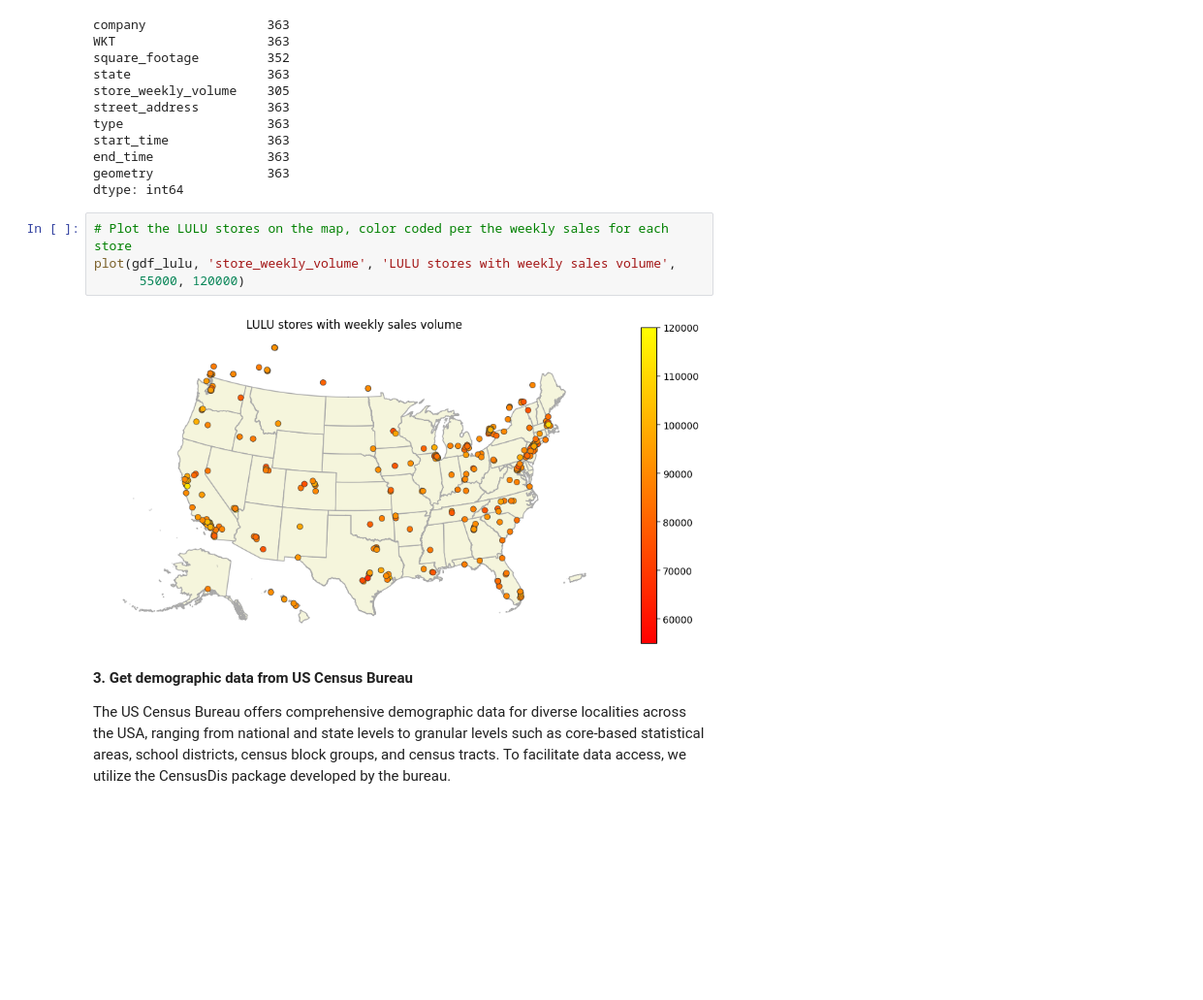
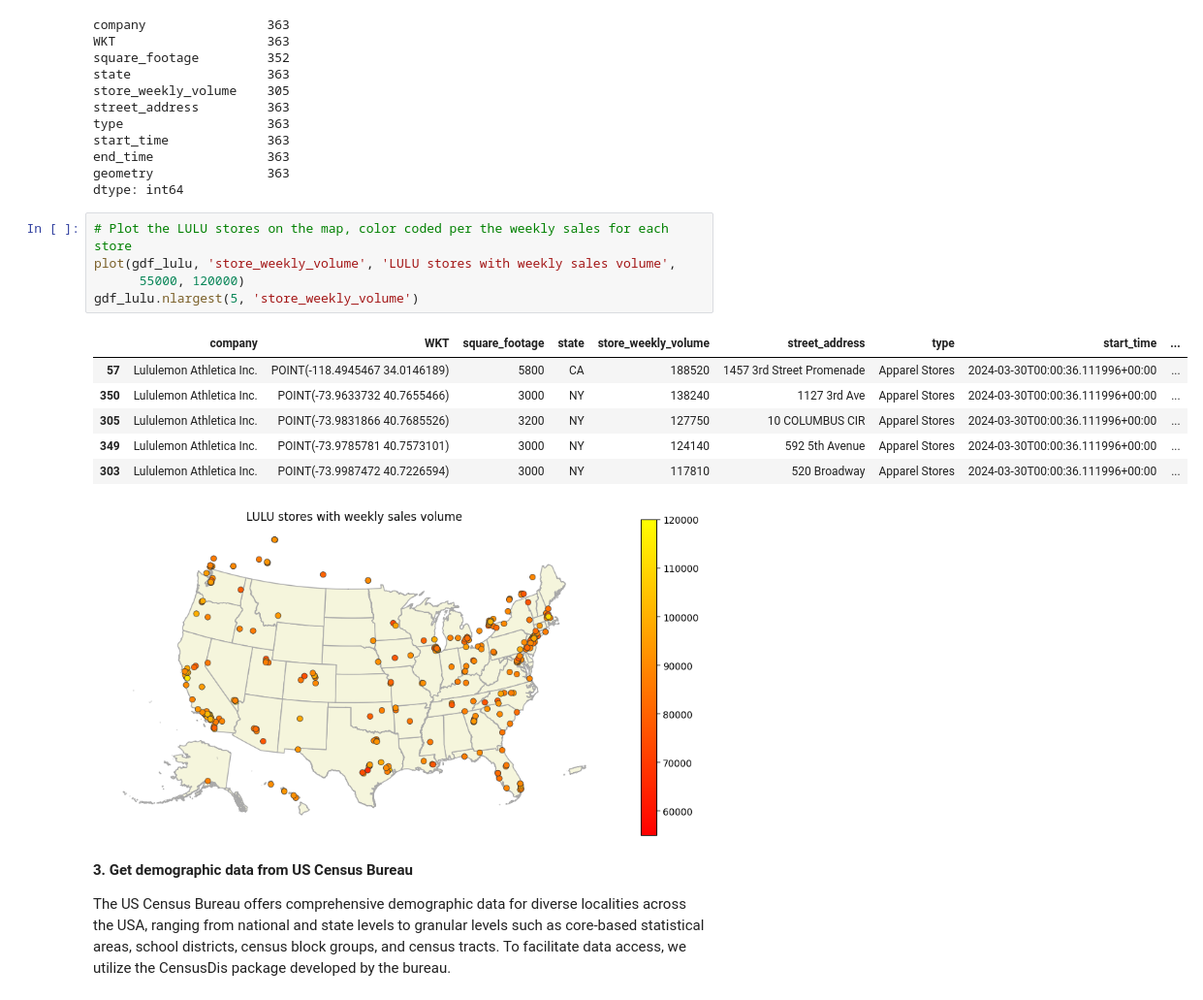
Before and after one commit to pankajdpatil/public_projects, a Jupyter notebook: census_lululemon_exploration.ipynb, the cells around one changed output. Shown at 97% size. Drawn from its saved outputs; the diff is of its cells as text; blank space fills up the shorter version.

```diff
--- a/census_lululemon_exploration.ipynb
+++ b/census_lululemon_exploration.ipynb
@@ -87,8 +87,15 @@ dtype: int64
 # %%
 # Plot the LULU stores on the map, color coded per the weekly sales for each store
 plot(gdf_lulu, 'store_weekly_volume', 'LULU stores with weekly sales volume',
       55000, 120000)
+gdf_lulu.nlargest(5, 'store_weekly_volume')
 # %% [output]
+|  | company | WKT | square_footage | state | store_weekly_volume | street_address | type | start_time | ... |
+| 57 | Lululemon Athletica Inc. | POINT(-118.4945467 34.0146189) | 5800 | CA | 188520 | 1457 3rd Street Promenade | Apparel Stores | 2024-03-30T00:00:36.111996+00:00 | ... |
+| 350 | Lululemon Athletica Inc. | POINT(-73.9633732 40.7655466) | 3000 | NY | 138240 | 1127 3rd Ave | Apparel Stores | 2024-03-30T00:00:36.111996+00:00 | ... |
+| 305 | Lululemon Athletica Inc. | POINT(-73.9831866 40.7685526) | 3200 | NY | 127750 | 10 COLUMBUS CIR | Apparel Stores | 2024-03-30T00:00:36.111996+00:00 | ... |
+| 349 | Lululemon Athletica Inc. | POINT(-73.9785781 40.7573101) | 3000 | NY | 124140 | 592 5th Avenue | Apparel Stores | 2024-03-30T00:00:36.111996+00:00 | ... |
+| 303 | Lululemon Athletica Inc. | POINT(-73.9987472 40.7226594) | 3000 | NY | 117810 | 520 Broadway | Apparel Stores | 2024-03-30T00:00:36.111996+00:00 | ... |
 [figure]
 # %% [markdown]
 **3. Get demographic data from US Census Bureau**
```
Also changed, not shown: parts of 2 cells of this notebook.
